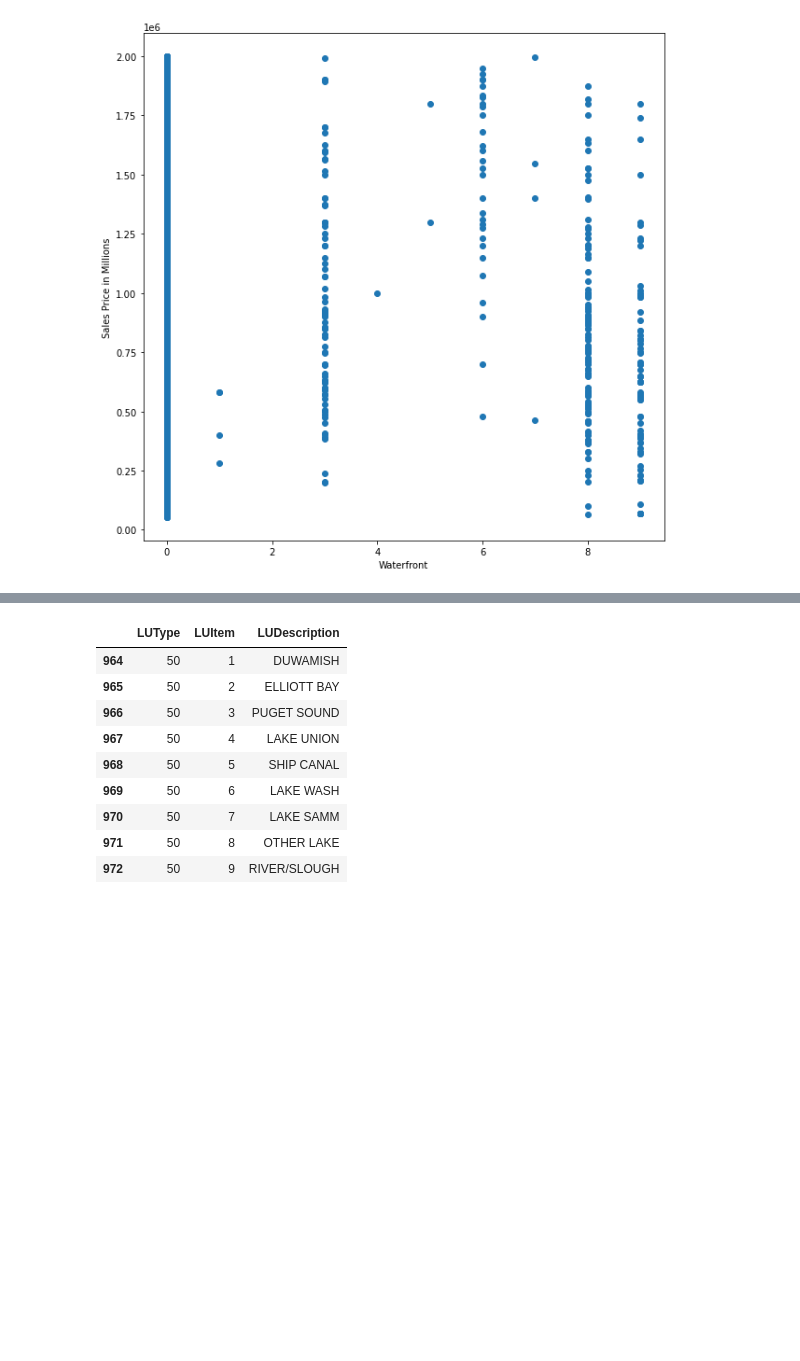
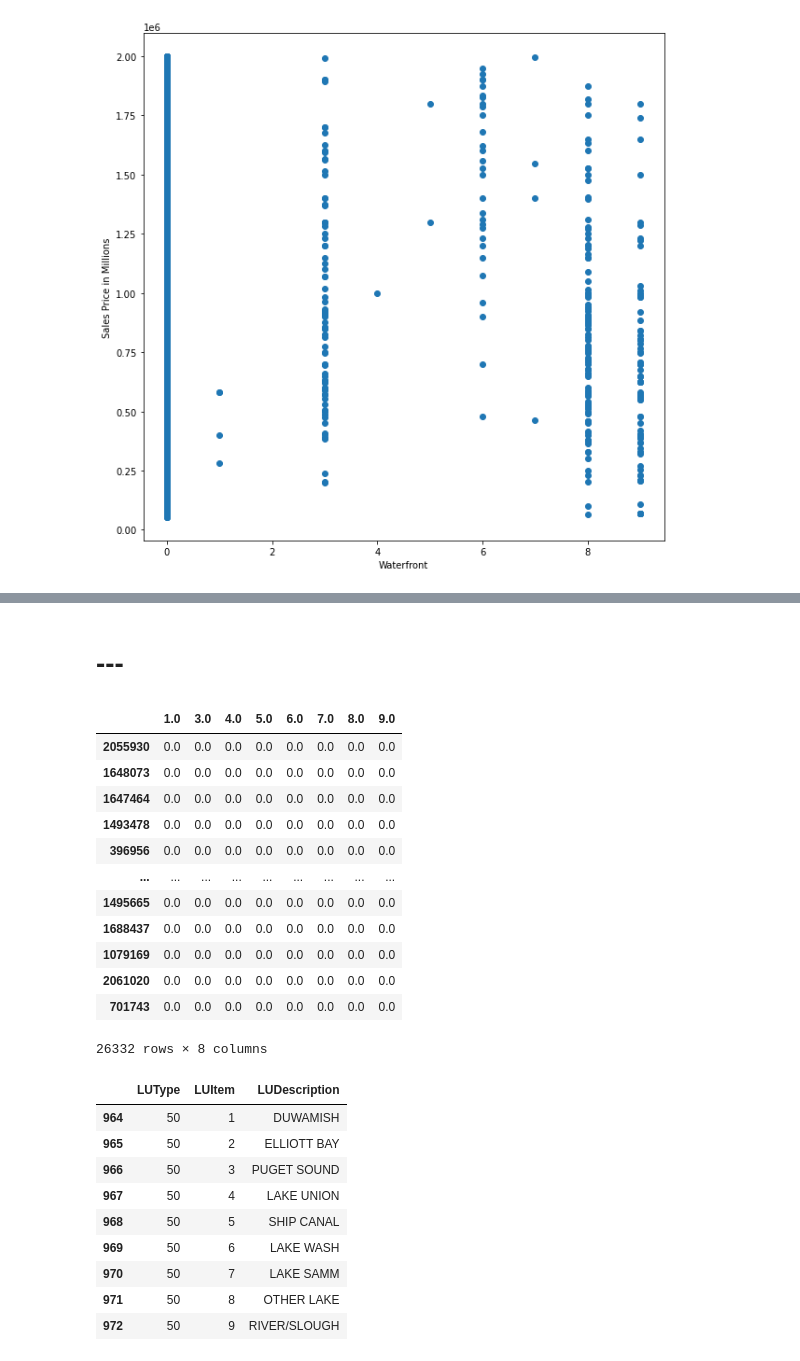
Before and after one commit to Ozxahmed/phase_2_project_chicago-sf-seattle-ds-082420, a Jupyter notebook: notebooks/exploratory/01_oz_data_collection_exploration.ipynb, the cells around one changed output, grey strips where cells are left out. Drawn from its saved outputs; the diff is of its cells as text; code cells hidden in the pictures; blank space fills up the shorter version.

```diff
--- a/notebooks/exploratory/01_oz_data_collection_exploration.ipynb
+++ b/notebooks/exploratory/01_oz_data_collection_exploration.ipynb
@@ -1726,3 +1752,31 @@ plt.savefig('Sale Price vs Waterfront')
+# %% [markdown]
+# ---
+# %%
+from sklearn.preprocessing import OneHotEncoder
+
+ohe = OneHotEncoder(sparse=False)
+
+ohe_wfnt = pd.DataFrame(ohe.fit_transform(middle_class_filtered[['WfntLocation']]), index=middle_class_filtered.index, columns=)
+# %%
+ohe_wfnt.columns = list(ohe.categories_[0])
+# %%
+ohe_wfnt.drop(0.0, axis=1, inplace=True)
+# %%
+ohe_wfnt
+# %% [output]
+|  | 1.0 | 3.0 | 4.0 | 5.0 | 6.0 | 7.0 | 8.0 | 9.0 |
+| 2055930 | 0.0 | 0.0 | 0.0 | 0.0 | 0.0 | 0.0 | 0.0 | 0.0 |
+| 1648073 | 0.0 | 0.0 | 0.0 | 0.0 | 0.0 | 0.0 | 0.0 | 0.0 |
+| 1647464 | 0.0 | 0.0 | 0.0 | 0.0 | 0.0 | 0.0 | 0.0 | 0.0 |
+| 1493478 | 0.0 | 0.0 | 0.0 | 0.0 | 0.0 | 0.0 | 0.0 | 0.0 |
+| 396956 | 0.0 | 0.0 | 0.0 | 0.0 | 0.0 | 0.0 | 0.0 | 0.0 |
+| ... | ... | ... | ... | ... | ... | ... | ... | ... |
+| 1495665 | 0.0 | 0.0 | 0.0 | 0.0 | 0.0 | 0.0 | 0.0 | 0.0 |
+| 1688437 | 0.0 | 0.0 | 0.0 | 0.0 | 0.0 | 0.0 | 0.0 | 0.0 |
+| 1079169 | 0.0 | 0.0 | 0.0 | 0.0 | 0.0 | 0.0 | 0.0 | 0.0 |
+| 2061020 | 0.0 | 0.0 | 0.0 | 0.0 | 0.0 | 0.0 | 0.0 | 0.0 |
+| 701743 | 0.0 | 0.0 | 0.0 | 0.0 | 0.0 | 0.0 | 0.0 | 0.0 |
+26332 rows × 8 columns
 # %%
 lookup(50)
 # %% [output]
```
Also changed, not shown: parts of 32 cells of this notebook.
